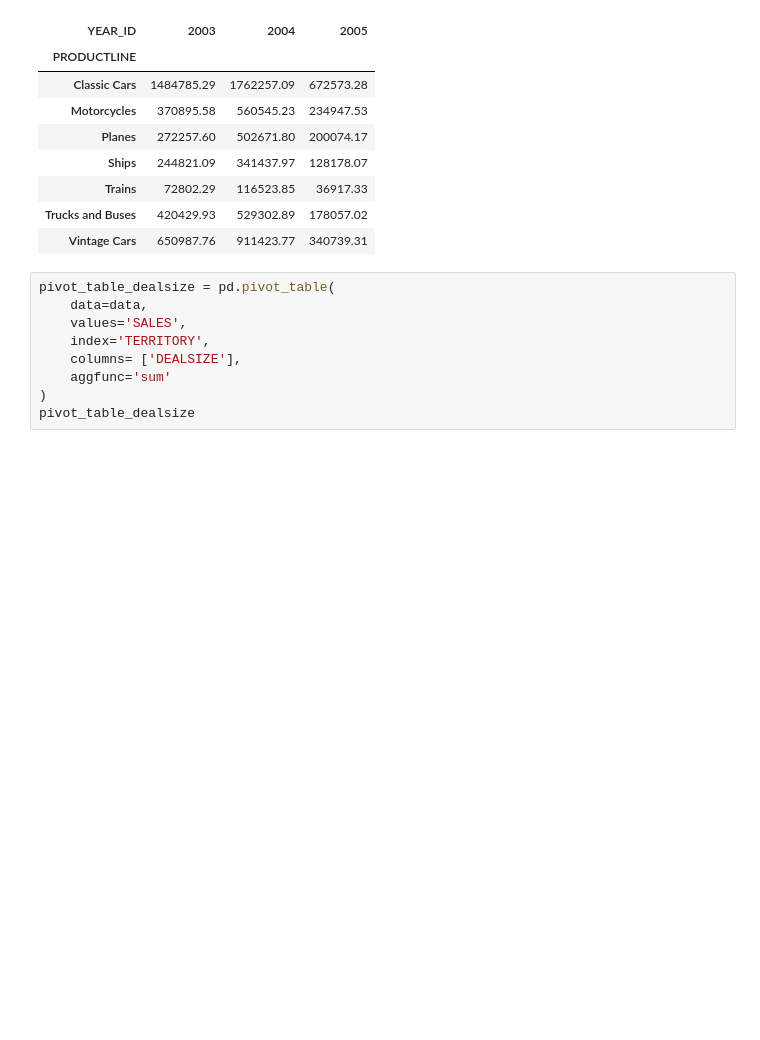
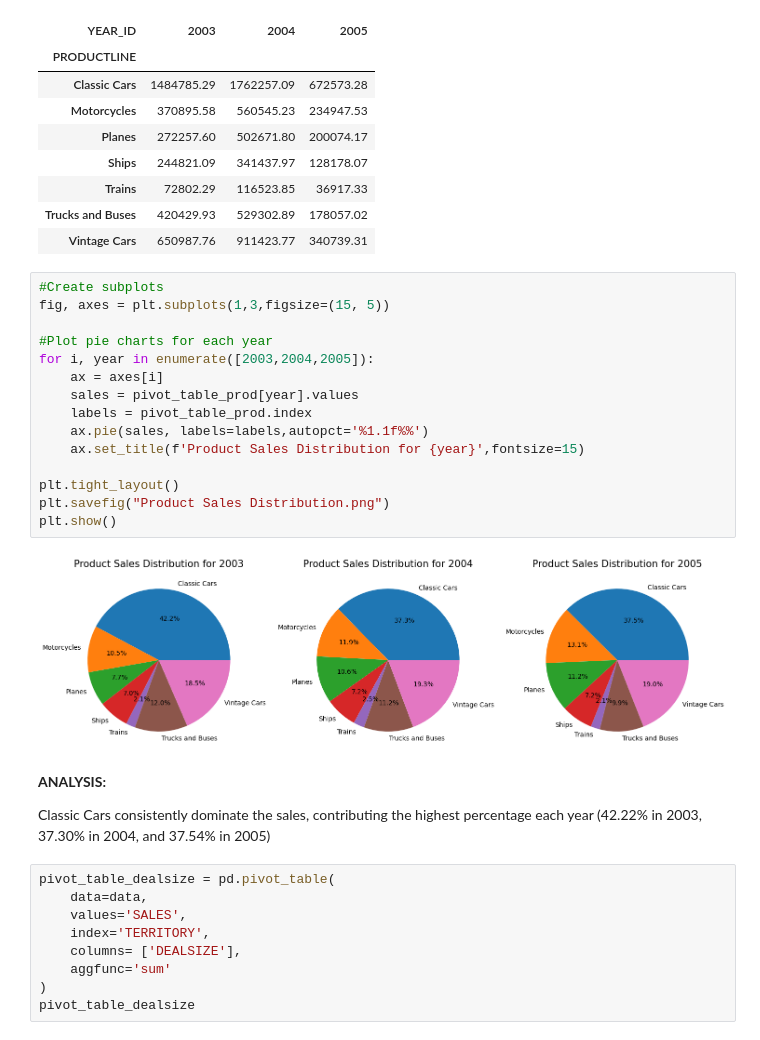
Before and after one commit to Joy1805/Sales_data, a Jupyter notebook: sales-data-python-project.ipynb, the cells around one changed output. Saved outputs shown, nothing was run; the diff lists cells and outputs as text; blank space fills up the shorter version.

Commit message:
Kaggle Notebook | Sales_data Python project | Version 3

```diff
--- a/sales-data-python-project.ipynb
+++ b/sales-data-python-project.ipynb
@@ -359,6 +359,27 @@ pivot_table_prod
 | Trains | 72802.29 | 116523.85 | 36917.33 |
 | Trucks and Buses | 420429.93 | 529302.89 | 178057.02 |
 | Vintage Cars | 650987.76 | 911423.77 | 340739.31 |
+# %%
+#Create subplots
+fig, axes = plt.subplots(1,3,figsize=(15, 5))
+
+#Plot pie charts for each year
+for i, year in enumerate([2003,2004,2005]):
+    ax = axes[i]
+    sales = pivot_table_prod[year].values
+    labels = pivot_table_prod.index
+    ax.pie(sales, labels=labels,autopct='%1.1f%%')
+    ax.set_title(f'Product Sales Distribution for {year}',fontsize=15)
+
+plt.tight_layout()
+plt.savefig("Product Sales Distribution.png")
+plt.show()
+# %% [output]
+[figure, added]
+# %% [markdown]
+**ANALYSIS:**
+
+Classic Cars consistently dominate the sales, contributing the highest percentage each year (42.22% in 2003, 37.30% in 2004, and 37.54% in 2005)
 # %%
 pivot_table_dealsize = pd.pivot_table(
     data=data,
```
Also changed, not shown: parts of 7 cells of this notebook.
